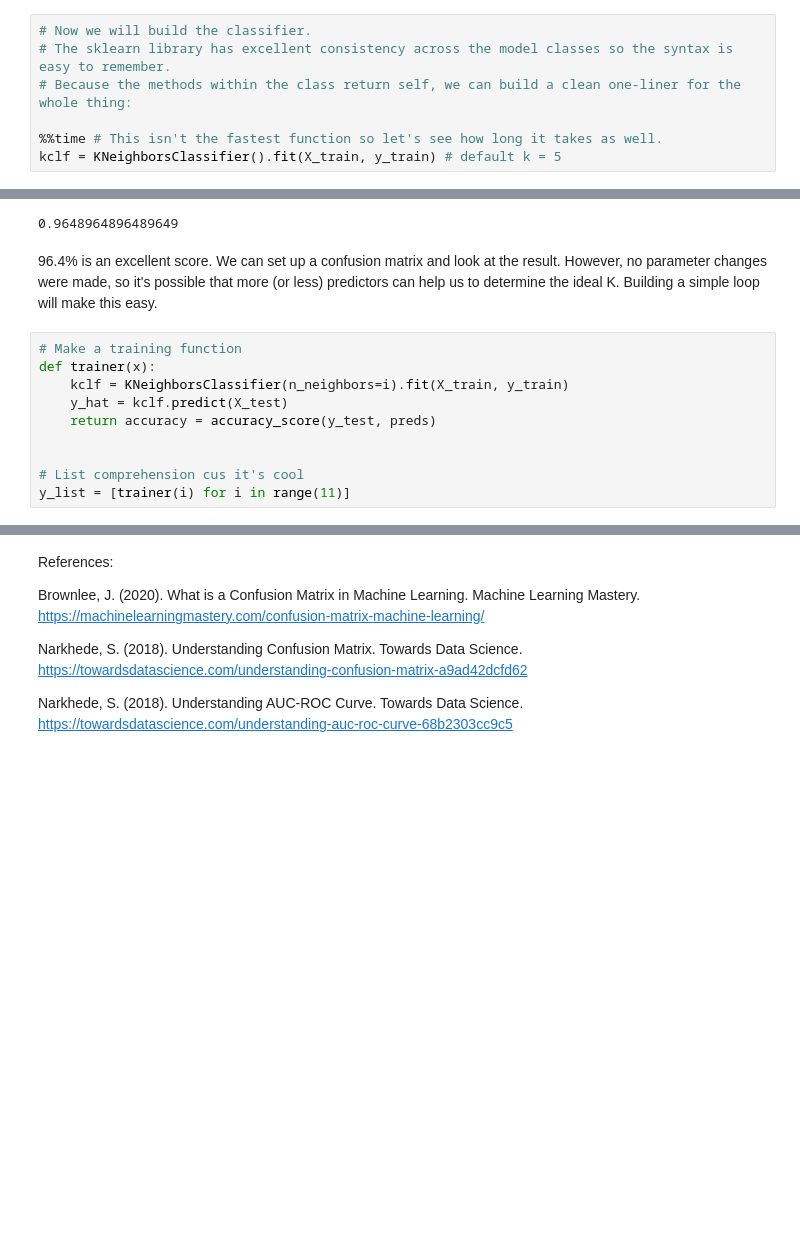
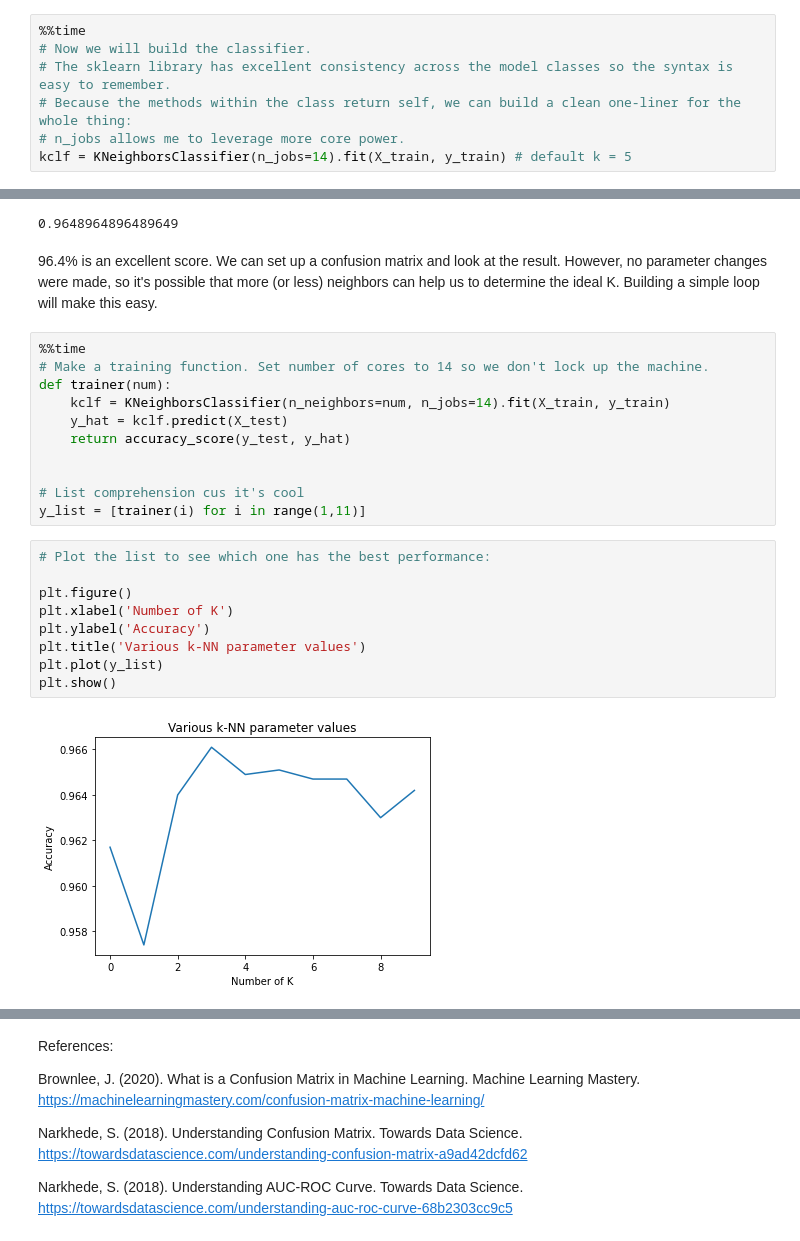
Before and after one commit to The-Loud/DSC-540, a Jupyter notebook: Assn-2/Martinez-assn-2.ipynb, the cells around one changed output, grey strips where cells are left out. Drawn from its saved outputs; the diff is of its cells as text; blank space fills up the shorter version.

```diff
--- a/Assn-2/Martinez-assn-2.ipynb
+++ b/Assn-2/Martinez-assn-2.ipynb
@@ -271,10 +273,10 @@ e_dist(X_train[0,:], X_test[0,:])
 # %% [output]
 1.3099656047659864
 # %%
+%%time
 # Now we will build the classifier.
 # The sklearn library has excellent consistency across the model classes so the syntax is easy to remember.
 # Because the methods within the class return self, we can build a clean one-liner for the whole thing:
-
-%%time # This isn't the fastest function so let's see how long it takes as well.
-kclf = KNeighborsClassifier().fit(X_train, y_train) # default k = 5
+# n_jobs allows me to leverage more core power.
+kclf = KNeighborsClassifier(n_jobs=14).fit(X_train, y_train) # default k = 5
 # %% [output]
@@ -292,14 +298,26 @@ print(score)
 # %% [output]
 0.9648964896489649
 # %% [markdown]
-96.4% is an excellent score. We can set up a confusion matrix and look at the result. However, no parameter changes were made, so it's possible that more (or less) predictors can help us to determine the ideal K. Building a simple loop will make this easy.
+96.4% is an excellent score. We can set up a confusion matrix and look at the result. However, no parameter changes were made, so it's possible that more (or less) neighbors can help us to determine the ideal K. Building a simple loop will make this easy.
 # %%
-# Make a training function
-def trainer(x):
-    kclf = KNeighborsClassifier(n_neighbors=i).fit(X_train, y_train)
+%%time
+# Make a training function. Set number of cores to 14 so we don't lock up the machine.
+def trainer(num):
+    kclf = KNeighborsClassifier(n_neighbors=num, n_jobs=14).fit(X_train, y_train)
     y_hat = kclf.predict(X_test)
-    return accuracy = accuracy_score(y_test, preds)
+    return accuracy_score(y_test, y_hat)
 
 
 # List comprehension cus it's cool
-y_list = [trainer(i) for i in range(11)]
+y_list = [trainer(i) for i in range(1,11)]
+# %%
+# Plot the list to see which one has the best performance:
+
+plt.figure()
+plt.xlabel('Number of K')
+plt.ylabel('Accuracy')
+plt.title('Various k-NN parameter values')
+plt.plot(y_list)
+plt.show()
+# %% [output]
+[figure, added]
```
Also changed, not shown: parts of 10 cells of this notebook, 1 other file.
